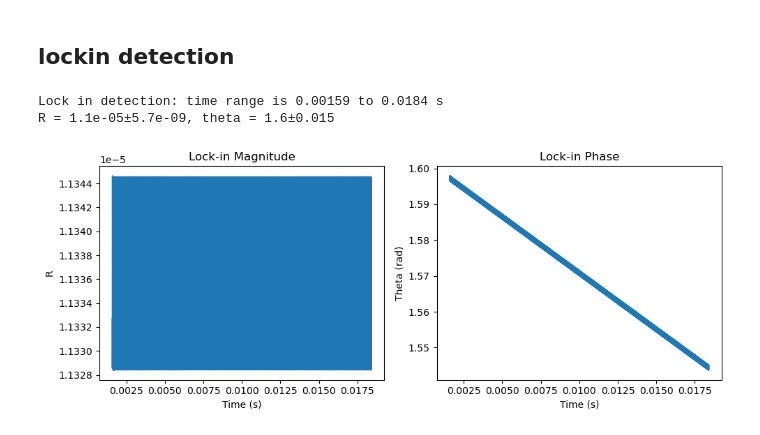
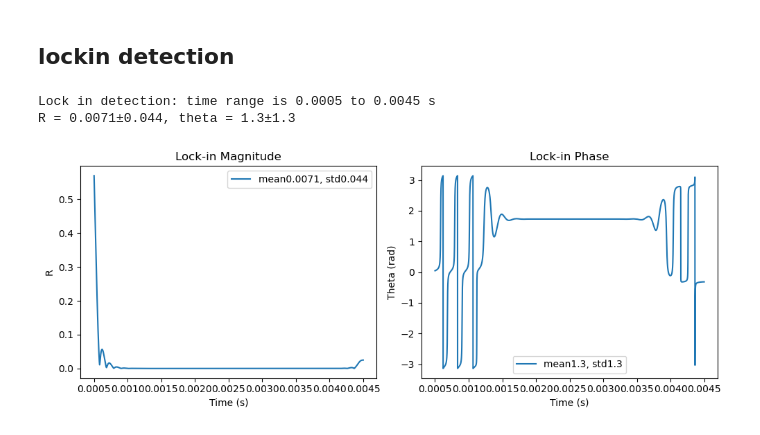
Before and after one commit to Purdue-Huang-Lab/MOKE_measurement, a Jupyter notebook: simulation/simulation.ipynb, the cells around one changed output. Saved outputs shown, nothing was run; the diff lists cells and outputs as text; code cells hidden in the pictures.

Commit message:
modified chopper simulation code

```diff
--- a/simulation/simulation.ipynb
+++ b/simulation/simulation.ipynb
@@ -403,7 +403,9 @@ print(f"theory Kerr rotation: {kerr_rot*1000:.2f} mdegree", )
 print(f"theory Kerr ellipticity: {kerr_ell*1000:.2f} mdegree")
 
 # time
-t = np.linspace(0, 0.02, int(1e5))  # time array from 0 to 1 second 1 microsecond resolution.
+t_end = 1    # s
+sampling_rate = 1e6 # sampling rate in Hz
+t = np.linspace(0, t_end, int(sampling_rate * t_end))  # time array from 0 to t_end with the given sampling rate.
 dt = t[1] - t[0]
 ns = pem_freq * dt
 print(f"t_reso = {dt:.2g}, measure_per_period = {1/ns:.2g}")
@@ -519,33 +521,41 @@ if trig_view_pol:
 # %%
 from scipy import signal
 # ----- params -----
 lock_in_order = 1
+lock_in_mimic_chopper_freq = 200    # unit in Hz
+lock_in_mimic_chopper_delay_ratio = 0.1     # delay between chopper signal and measurement start
+lock_in_integration_time_ratio = 0.8  # working ratio of lock-in integration compare with chopper frequency
 # ----- end -----
 # generate reference signal
 ref_signal = signal.square(2 * np.pi * pem_freq * t)
-R, theta, _, _, _ = lockin_detect(t, intensity, ref_signal, n = lock_in_order, filter_order=4)
 
-tau = 10 / (2 * np.pi * pem_freq)   # 1/(2*pi*lp_cutoff), lp_cutoff ≈ pem_freq/10
-settle_samples = (t > 50*tau) & (t[-1] - t > 50*tau)
+# generate chopper and measurement cycle
+measurement_time = 1 / lock_in_mimic_chopper_freq * lock_in_integration_time_ratio
+measurement_start = 1 / lock_in_mimic_chopper_freq * lock_in_mimic_chopper_delay_ratio
+measure_mask = (t > measurement_start) & (t < measurement_start + measurement_time)
 
-R_mean, theta_mean = R[settle_samples].mean(), theta[settle_samples].mean()
-R_std, theta_std = R[settle_samples].std(), theta[settle_samples].std()
-print(f"Lock in detection: time range is {t[settle_samples][0]:.3g} to {t[settle_samples][-1]:.3g} s\nR = {R_mean:.2g}±{R_std:.2g}, theta = {theta_mean:.2g}±{theta_std:.2g}")
+R, theta, _, _, _ = lockin_detect(t[measure_mask], intensity[measure_mask], ref_signal[measure_mask], n = lock_in_order, filter_order=4)
+t_measure = t[measure_mask]
+R_mean, theta_mean = R.mean(), theta.mean()
+R_std, theta_std = R.std(), theta.std()
+print(f"Lock in detection: time range is {t_measure[0]:.3g} to {t_measure[-1]:.3g} s\nR = {R_mean:.2g}±{R_std:.2g}, theta = {theta_mean:.2g}±{theta_std:.2g}")
 
 # visualization
 %matplotlib inline
 fig, ax = plt.subplots(1,2, figsize=(10,4))
-ax[0].plot(t[settle_samples], R[settle_samples])
+ax[0].plot(t_measure, R, label=f"mean{R_mean:.2g}, std{R_std:.2g}")
+ax[0].legend()
 ax[0].set_title("Lock-in Magnitude")
 ax[0].set_xlabel("Time (s)")
 ax[0].set_ylabel("R")
-ax[1].plot(t[settle_samples], theta[settle_samples])
+ax[1].plot(t_measure, theta, label=f"mean{theta_mean:.2g}, std{theta_std:.2g}")
 ax[1].set_title("Lock-in Phase")
 ax[1].set_xlabel("Time (s)")
 ax[1].set_ylabel("Theta (rad)")
+ax[1].legend()
 plt.tight_layout()
 plt.show()
 # %% [output]
-Lock in detection: time range is 0.00159 to 0.0184 s
-R = 1.1e-05±5.7e-09, theta = 1.6±0.015
+Lock in detection: time range is 0.0005 to 0.0045 s
+R = 0.0071±0.044, theta = 1.3±1.3
-[figure, old version]
+[figure, new version]
```
Also changed, not shown: parts of 2 cells of this notebook.
